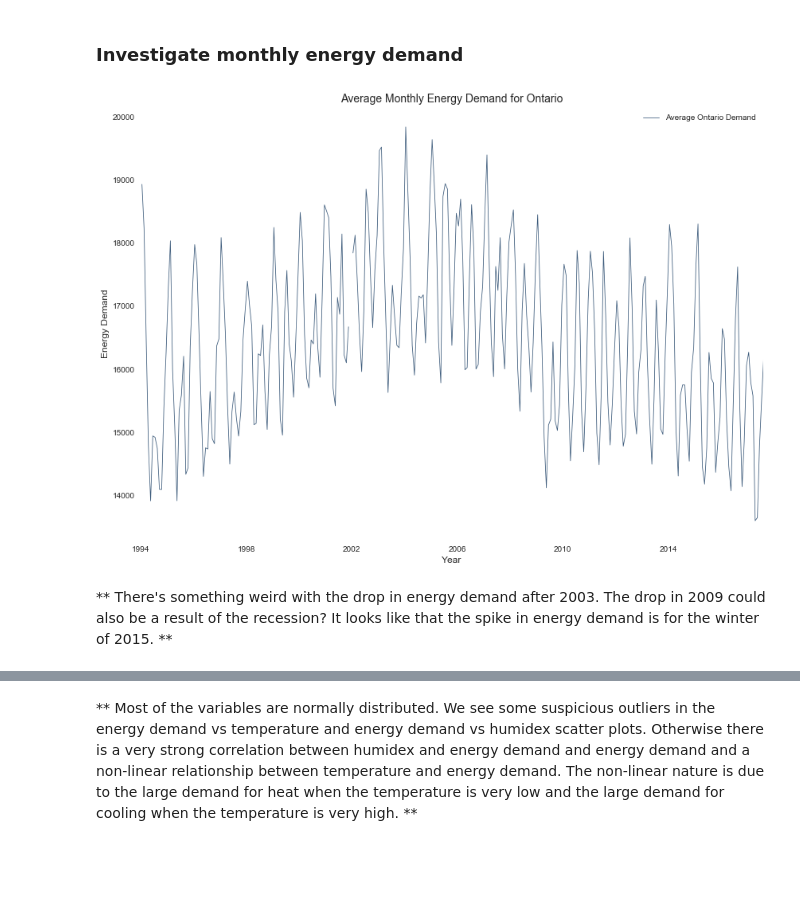
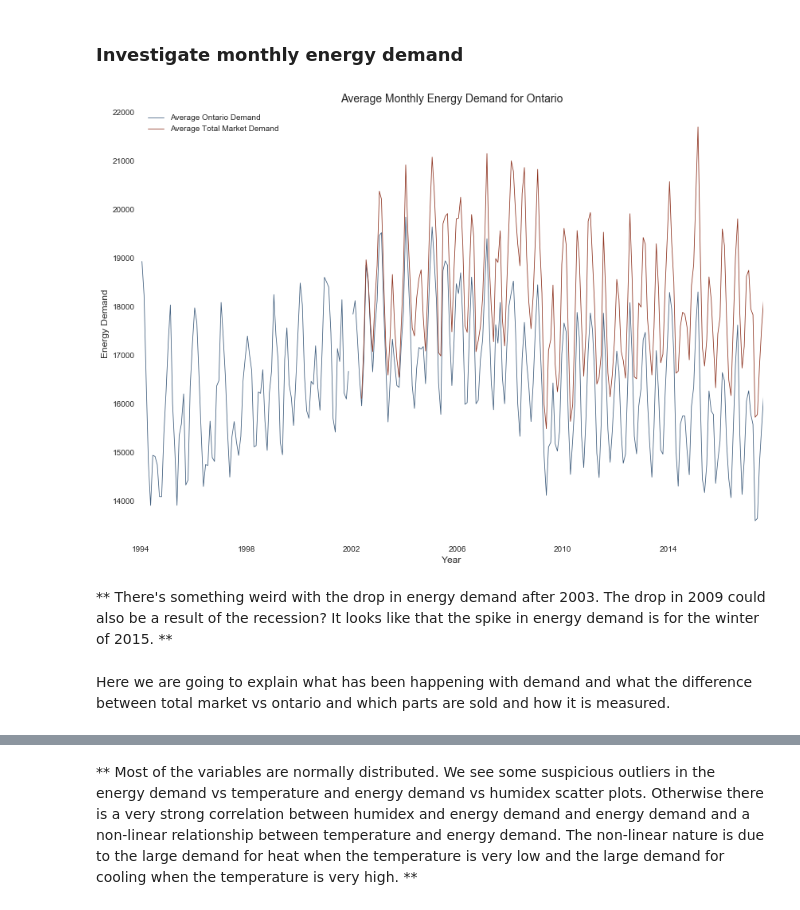
Before and after one commit to james-parks/Project2, a Jupyter notebook: CanadaEnergyUse.ipynb, the cells around one changed output, grey strips where cells are left out. Saved outputs shown, nothing was run; the diff lists cells and outputs as text; code cells hidden in the pictures; blank space fills up the shorter version.

```diff
--- a/CanadaEnergyUse.ipynb
+++ b/CanadaEnergyUse.ipynb
@@ -157,19 +157,19 @@ plt.show()
 # %%
 fig, ax = plt.subplots(figsize=(14, 10))
 ax.spines["top"].set_visible(False)
 ax.spines["right"].set_visible(False)
 ax.set_facecolor('white')
 ax.get_xaxis().tick_bottom()
 ax.get_yaxis().tick_left()
 plt.plot(yearly_avg["year/month"], yearly_avg["Ontario Demand"], color="#3F5D7D", linewidth=0.8,label="Average Ontario Demand")
-#plt.plot(yearly_avg["year/month"], yearly_avg["Total Market Demand"], color="#34652D", linewidth=0.8,label="Average Total Market Demand")
+plt.plot(yearly_avg["year/month"], yearly_avg["Total Market Demand"], color="#8E3320", linewidth=0.8,label="Average Total Market Demand")
 plt.xlabel('Year', fontsize=12)
 plt.ylabel('Energy Demand', fontsize=12)
 plt.title('Average Monthly Energy Demand for Ontario', fontsize=14)
 plt.xlim(["1994-01-01","2017-07-31"])
 plt.legend()
 plt.show()
 # %% [output]
-[figure, old version]
+[figure, new version]
 # %% [markdown]
 ** There's something weird with the drop in energy demand after 2003. The drop in 2009 could also be a result of the recession? It looks like that the spike in energy demand is for the winter of 2015. **
@@ -180 +176,3 @@ all_data_sub=all_data.drop(["Hmdx Flag","Wind Chill Flag"],axis=1)
+# %% [markdown]
+Here we are going to explain what has been happening with demand and what the difference between total market vs ontario and which parts are sold and how it is measured.
 # %%
```
Also changed, not shown: parts of 36 cells of this notebook.
